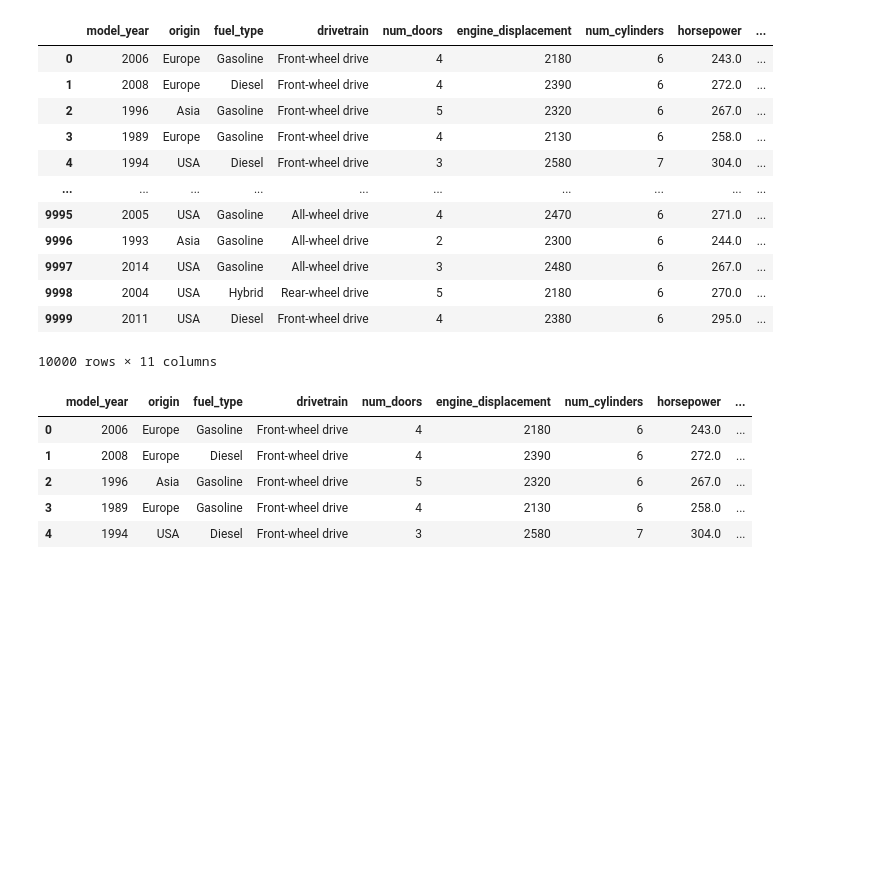
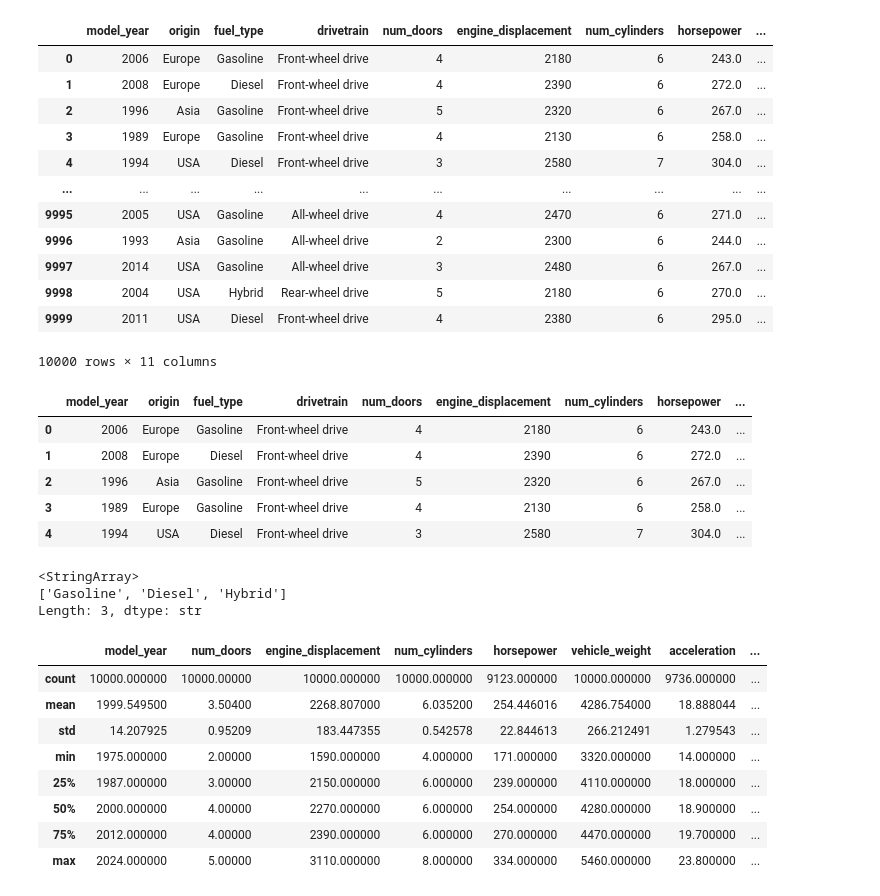
Before and after one commit to OchiengEmmanuel/machine-learning-zoomcamp-homework, a Jupyter notebook: 01-intro/homework1-6.ipynb, the cells around one changed output. Cells and saved outputs as stored; diff of their text form; code cells hidden in the pictures; blank space fills up the shorter version.

```diff
--- a/01-intro/homework1-6.ipynb
+++ b/01-intro/homework1-6.ipynb
@@ -27,3 +36,21 @@ df.head()
 | 2 | 1996 | Asia | Gasoline | Front-wheel drive | 5 | 2320 | 6 | 267.0 | ... |
 | 3 | 1989 | Europe | Gasoline | Front-wheel drive | 4 | 2130 | 6 | 258.0 | ... |
 | 4 | 1994 | USA | Diesel | Front-wheel drive | 3 | 2580 | 7 | 304.0 | ... |
+# %%
+df['fuel_type'].unique()
+# %% [output]
+<StringArray>
+['Gasoline', 'Diesel', 'Hybrid']
+Length: 3, dtype: str
+# %%
+df.describe()
+# %% [output]
+|  | model_year | num_doors | engine_displacement | num_cylinders | horsepower | vehicle_weight | acceleration | ... |
+| count | 10000.000000 | 10000.00000 | 10000.000000 | 10000.000000 | 9123.000000 | 10000.000000 | 9736.000000 | ... |
+| mean | 1999.549500 | 3.50400 | 2268.807000 | 6.035200 | 254.446016 | 4286.754000 | 18.888044 | ... |
+| std | 14.207925 | 0.95209 | 183.447355 | 0.542578 | 22.844613 | 266.212491 | 1.279543 | ... |
+| min | 1975.000000 | 2.00000 | 1590.000000 | 4.000000 | 171.000000 | 3320.000000 | 14.000000 | ... |
+| 25% | 1987.000000 | 3.00000 | 2150.000000 | 6.000000 | 239.000000 | 4110.000000 | 18.000000 | ... |
+| 50% | 2000.000000 | 4.00000 | 2270.000000 | 6.000000 | 254.000000 | 4280.000000 | 18.900000 | ... |
+| 75% | 2012.000000 | 4.00000 | 2390.000000 | 6.000000 | 270.000000 | 4470.000000 | 19.700000 | ... |
+| max | 2024.000000 | 5.00000 | 3110.000000 | 8.000000 | 334.000000 | 5460.000000 | 23.800000 | ... |
```
Also changed, not shown: parts of 14 cells of this notebook.
